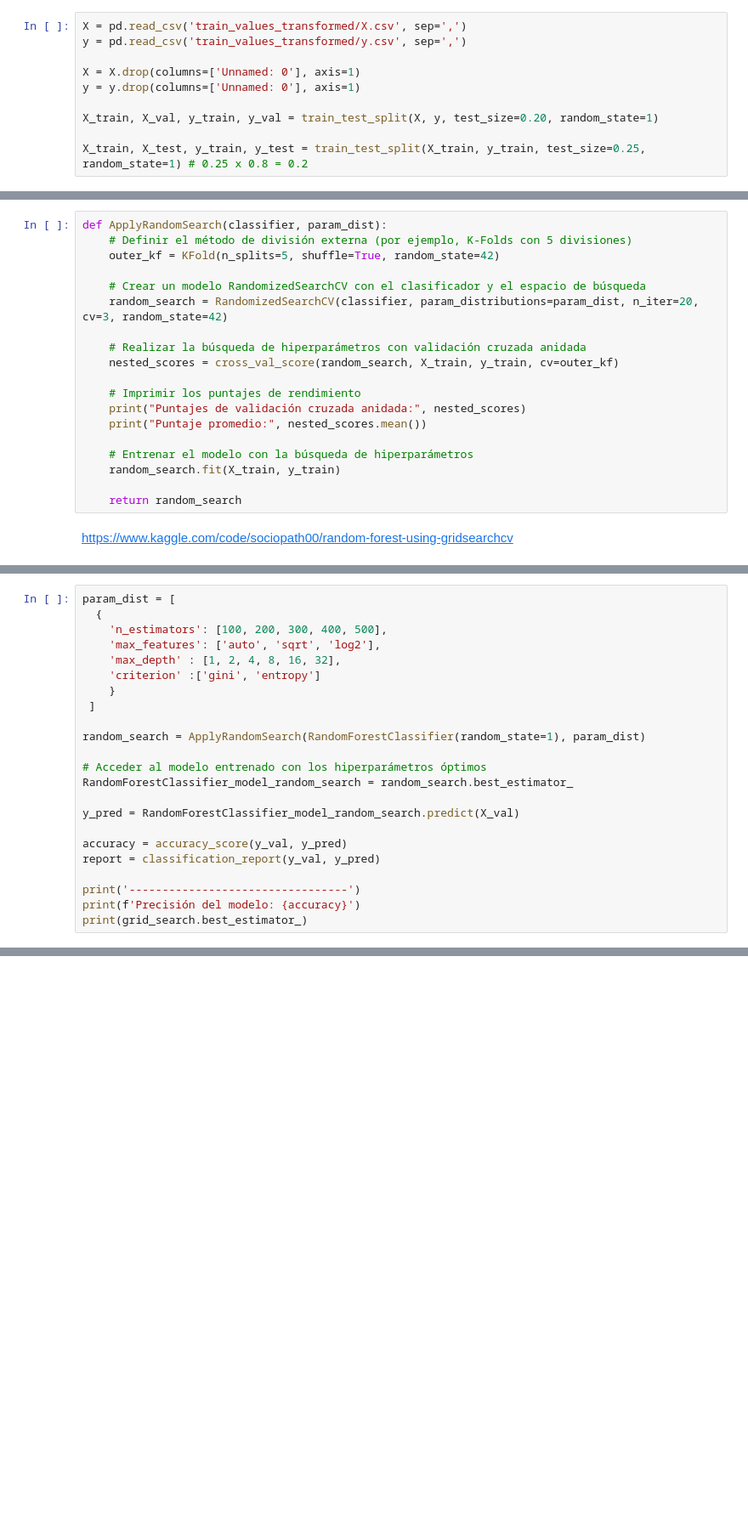
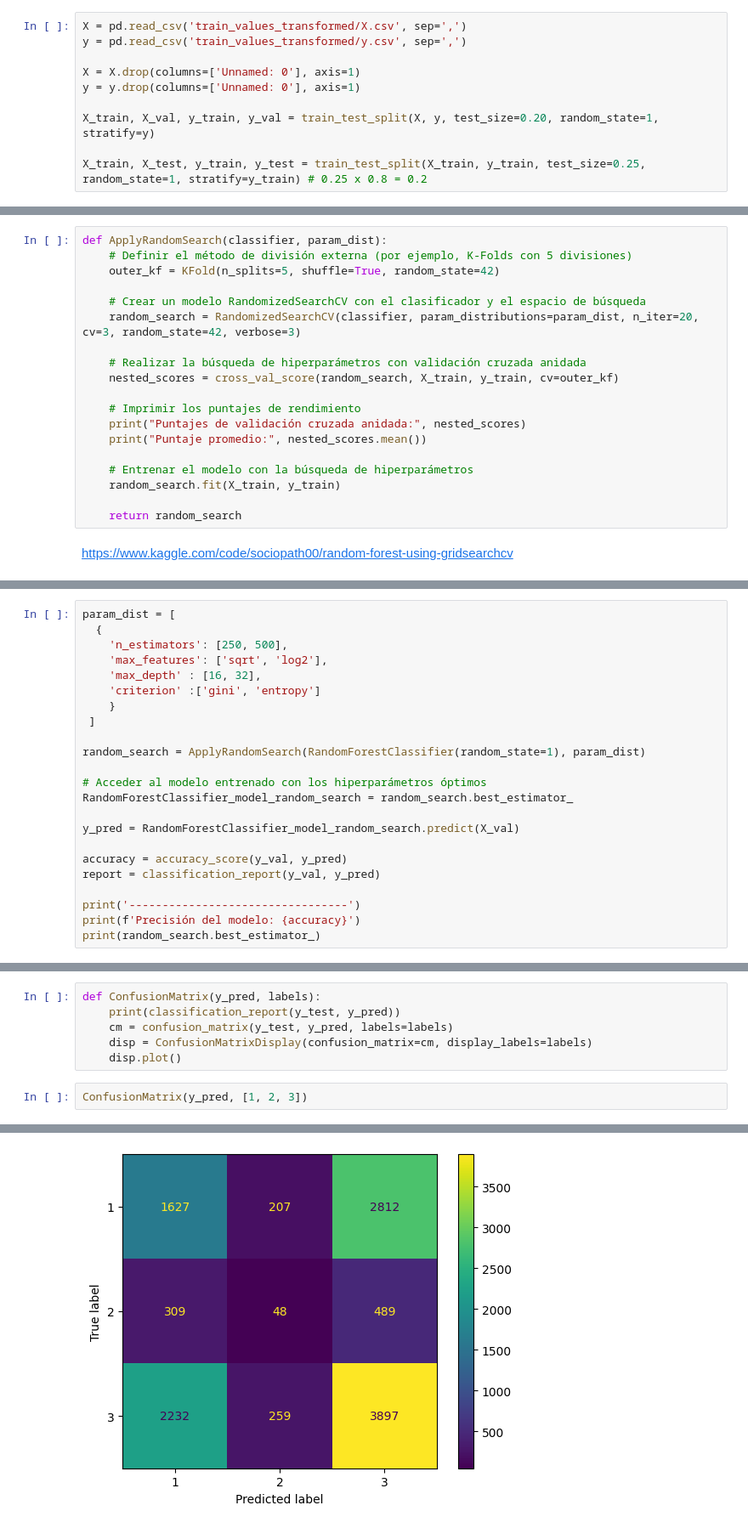
Before and after one commit to JaviARo/WaterTable, a Jupyter notebook: WaterTableModels.ipynb, the cells around one changed output, grey strips where cells are left out. Shown at 85% size. Cells and saved outputs as stored; diff of their text form; blank space fills up the shorter version.

```diff
--- a/WaterTableModels.ipynb
+++ b/WaterTableModels.ipynb
@@ -14,9 +17,9 @@ y = pd.read_csv('train_values_transformed/y.csv', sep=',')
 X = X.drop(columns=['Unnamed: 0'], axis=1)
 y = y.drop(columns=['Unnamed: 0'], axis=1)
 
-X_train, X_val, y_train, y_val = train_test_split(X, y, test_size=0.20, random_state=1)
+X_train, X_val, y_train, y_val = train_test_split(X, y, test_size=0.20, random_state=1, stratify=y)
 
-X_train, X_test, y_train, y_test = train_test_split(X_train, y_train, test_size=0.25, random_state=1) # 0.25 x 0.8 = 0.2
+X_train, X_test, y_train, y_test = train_test_split(X_train, y_train, test_size=0.25, random_state=1, stratify=y_train) # 0.25 x 0.8 = 0.2
 # %%
 print(y.head)
 # %% [output]
@@ -104,7 +107,7 @@ def ApplyRandomSearch(classifier, param_dist):
 	outer_kf = KFold(n_splits=5, shuffle=True, random_state=42)
 
 	# Crear un modelo RandomizedSearchCV con el clasificador y el espacio de búsqueda
-	random_search = RandomizedSearchCV(classifier, param_distributions=param_dist, n_iter=20, cv=3, random_state=42)
+	random_search = RandomizedSearchCV(classifier, param_distributions=param_dist, n_iter=20, cv=3, random_state=42, verbose=3)
 
 	# Realizar la búsqueda de hiperparámetros con validación cruzada anidada
 	nested_scores = cross_val_score(random_search, X_train, y_train, cv=outer_kf)
@@ -171,9 +182,9 @@ KeyboardInterrupt:
 # %%
 param_dist = [
   {
-    'n_estimators': [100, 200, 300, 400, 500],
-    'max_features': ['auto', 'sqrt', 'log2'],
-    'max_depth' : [1, 2, 4, 8, 16, 32],
+    'n_estimators': [250, 500],
+    'max_features': ['sqrt', 'log2'],
+    'max_depth' : [16, 32],
     'criterion' :['gini', 'entropy']
 	}
  ]
@@ -190,4 +201,4 @@ report = classification_report(y_val, y_pred)
 
 print('---------------------------------')
 print(f'Precisión del modelo: {accuracy}')
-print(grid_search.best_estimator_)
+print(random_search.best_estimator_)
@@ -193,0 +235,9 @@ print(grid_search.best_estimator_)
+# %%
+def ConfusionMatrix(y_pred, labels):
+	print(classification_report(y_test, y_pred))
+	cm = confusion_matrix(y_test, y_pred, labels=labels)
+	disp = ConfusionMatrixDisplay(confusion_matrix=cm, display_labels=labels)
+	disp.plot()
+# %%
+ConfusionMatrix(y_pred, [1, 2, 3])
+# %% [output]
@@ -193,0 +253 @@ print(grid_search.best_estimator_)
+[figure, added]
```
Also changed, not shown: parts of 10 cells of this notebook, 1 other file.
